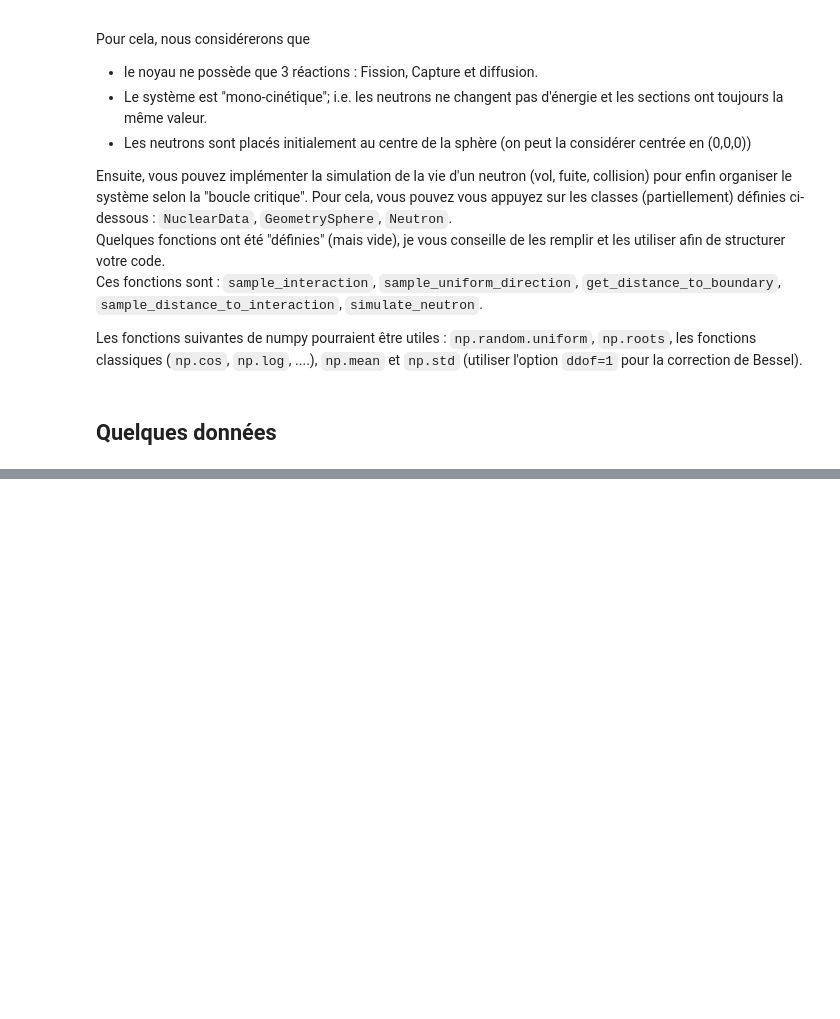
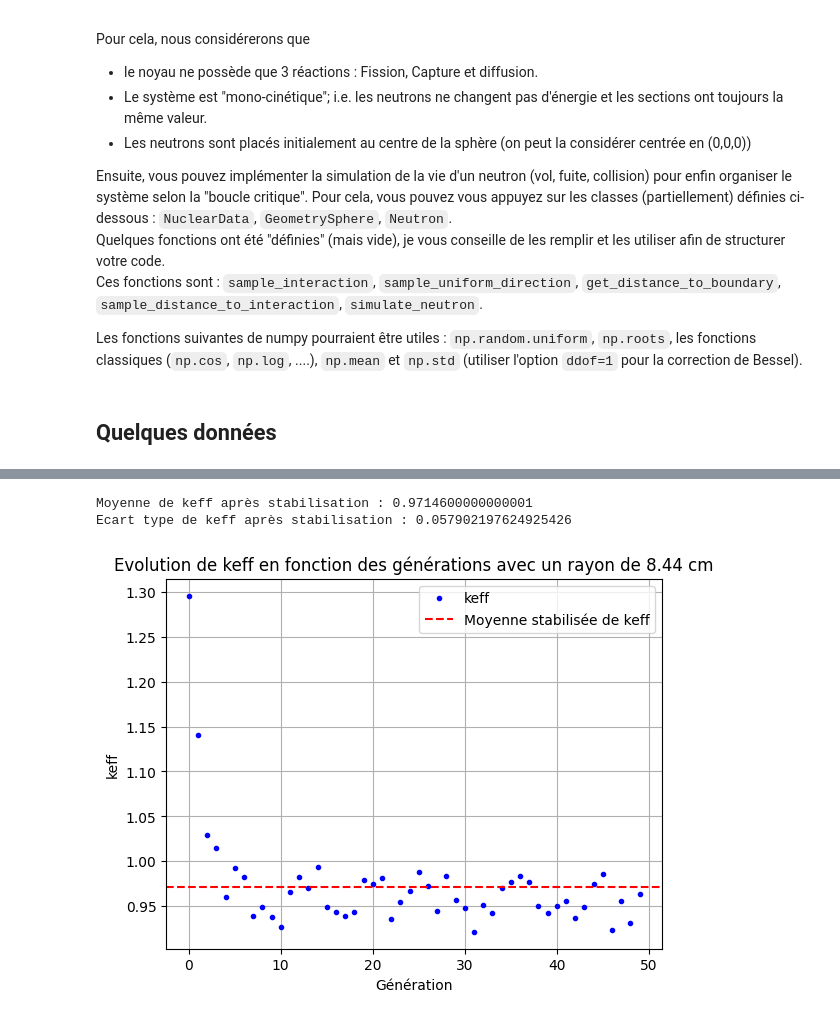
Before and after one commit to atlantis294/neutronic-ensta, a Jupyter notebook: exercices/06_monte_carlo.ipynb, the cells around one changed output, grey strips where cells are left out. Saved outputs shown, nothing was run; the diff lists cells and outputs as text; code cells hidden in the pictures; blank space fills up the shorter version.

```diff
--- a/exercices/06_monte_carlo.ipynb
+++ b/exercices/06_monte_carlo.ipynb
@@ -212,0 +282,27 @@ plt.plot(keff)
+# %%
+import matplotlib.pyplot as plt
+
+moyenne_keff = np.mean(keff[-100:])  # Moyenne sans le début instable
+print(f"Moyenne de keff après stabilisation : {moyenne_keff}")
+ecart_type_keff = np.std(keff[-100:],ddof=1)
+print(f"Ecart type de keff après stabilisation : {ecart_type_keff}")
+
+plt.plot(keff, 'b.', label='keff')
+plt.axhline(moyenne_keff, color='r', linestyle='--', label='Moyenne stabilisée de keff')
+plt.title("Evolution de keff en fonction des générations avec un rayon de {:.2f} cm".format(rayon))
+plt.xlabel("Génération")
+plt.ylabel("keff")
+plt.grid()
+plt.legend()
+plt.show()
+
+
+
+# rho = 19.05 # g/cm3 pour l'uranium 235
+# masse_critique = 48*1e3  # g
+# rayon = (3 * masse_critique / (4 * np.pi * rho))**(1/3)
+# print(f"Rayon critique estimé : {rayon} cm")
+# %% [output]
+Moyenne de keff après stabilisation : 0.9714600000000001
+Ecart type de keff après stabilisation : 0.057902197624925426
+[figure, added]
```
Also changed, not shown: parts of 3 cells of this notebook, 1 other file.
